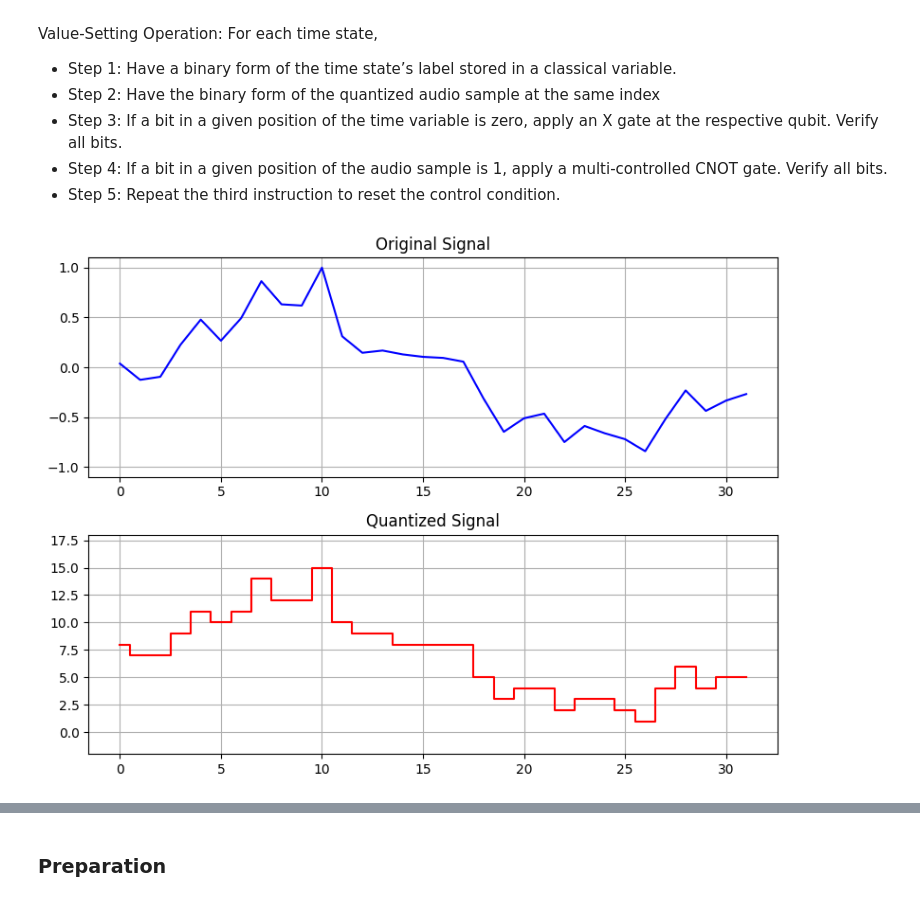
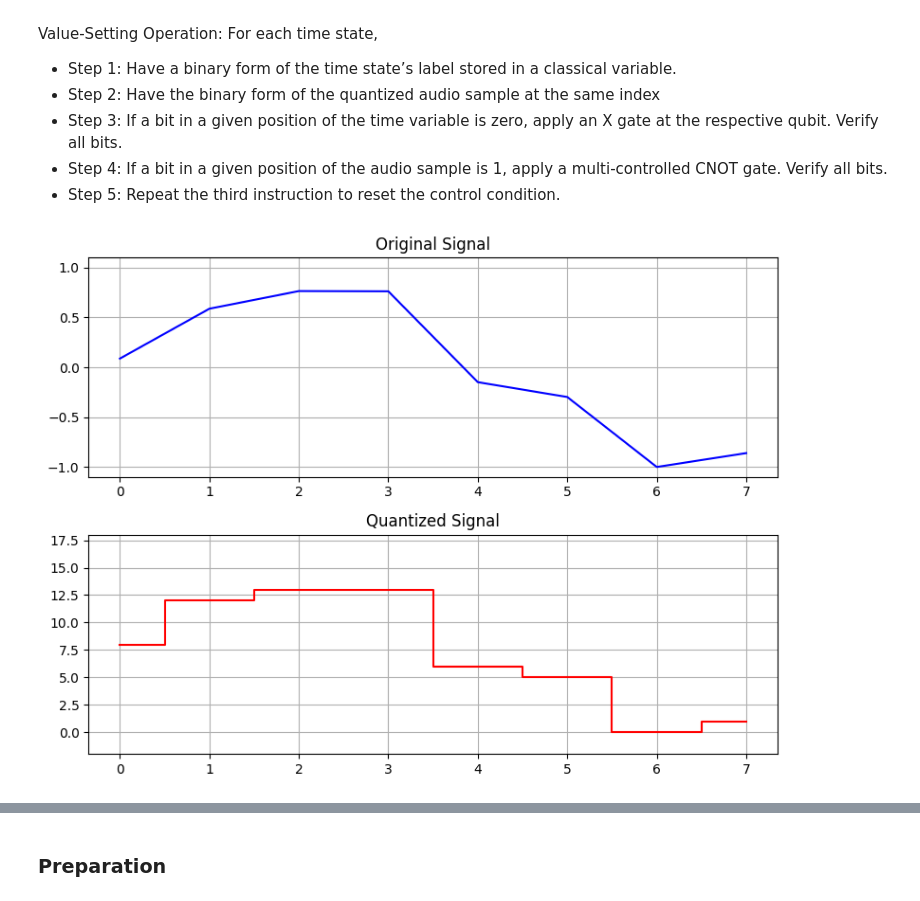
Before and after one commit to quentinRuiz/Quantum_learning, a Jupyter notebook: Introduction_to_Quantum_Audio/Algorithms/QSM.ipynb, the cells around one changed output, grey strips where cells are left out. Saved outputs shown, nothing was run; the diff lists cells and outputs as text; code cells hidden in the pictures.

```diff
--- a/Introduction_to_Quantum_Audio/Algorithms/QSM.ipynb
+++ b/Introduction_to_Quantum_Audio/Algorithms/QSM.ipynb
@@ -82,35 +82,35 @@ def normalize2quantize(signal: np.array, Resolution: int):
 # Creation of an audio signal
 
 # Resolution
 AmpQubits = 4   # better resolution with an high number of amplitude qubits
-TimeQubits = 5
+TimeQubits = 3
 
 # time vector
 temp = np.arange(0,2**TimeQubits, 1)/2**TimeQubits
 
 # Creation of a signal
 amplitudes = np.sin(2*np.pi*temp)+0.3*np.random.randn(2**TimeQubits) # sinus wave + random data
 amplitudes/=np.max(np.abs(amplitudes)) # normalization
 
 # Quantization of the signal
 quantizeSignal = normalize2quantize(amplitudes, AmpQubits)
 
 
 # Plot the signal and the quantized signal
 fig, axs = plt.subplots(2, 1, figsize=(8, 6))
 axs[0].plot(amplitudes, color='blue')
 axs[0].set_title("Original Signal")
 axs[0].set_ylim([-1.1, 1.1])
 axs[0].grid(True)
 
 axs[1].plot(quantizeSignal, color='red', drawstyle='steps-mid')
 axs[1].set_title("Quantized Signal")
 axs[1].grid(True)
 axs[1].set_ylim([-2, 2**AmpQubits+2])
 plt.tight_layout()
 plt.show()
 # %% [output]
-[figure, old version]
+[figure, new version]
 # %%
 # convert samples to binary value
 signal_binary = [f"{x:0{AmpQubits}b}" for x in quantizeSignal.astype(int)]
```
Also changed, not shown: parts of 10 cells of this notebook.
